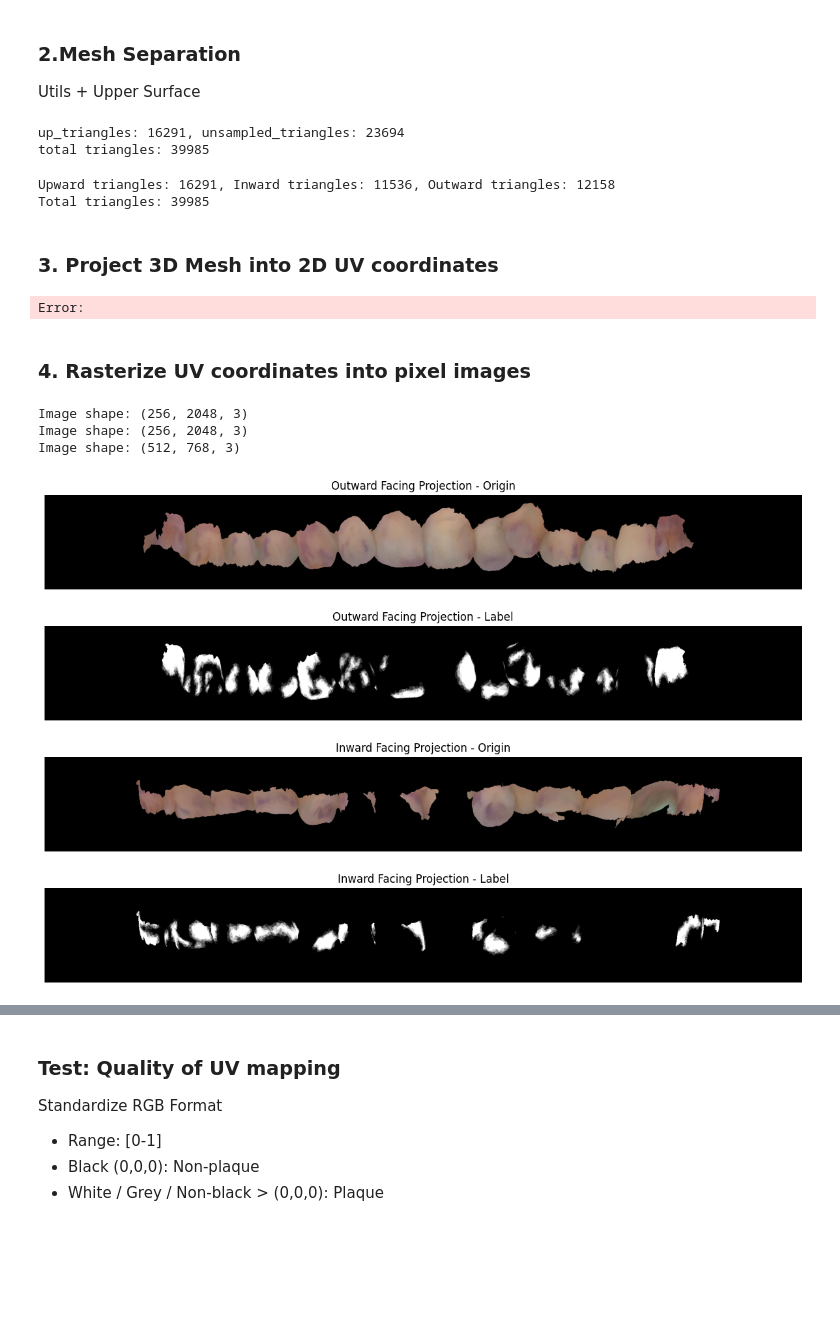
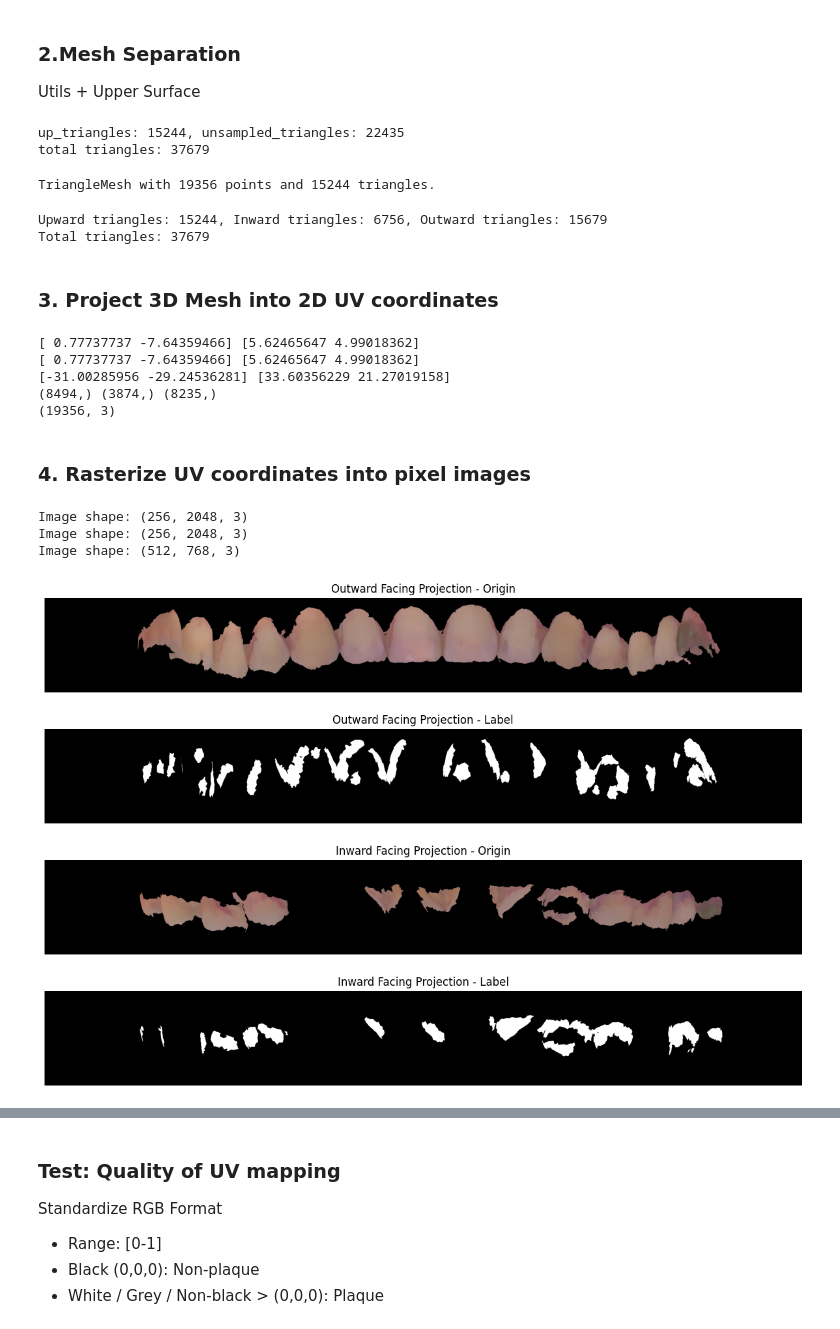
Before and after one commit to SunnyRT/dental_plaque_segmentation, a Jupyter notebook: uvraster_execution.ipynb, the cells around one changed output, grey strips where cells are left out. Drawn from its saved outputs; the diff is of its cells as text; code cells hidden in the pictures; blank space fills up the shorter version.

```diff
--- a/uvraster_execution.ipynb
+++ b/uvraster_execution.ipynb
@@ -147,7 +146,7 @@ def extract_up_triangles(mesh, xpos_min=10, xpos_max=-10,
     up_vert_ypos_mask = (vertices[:,1]) > ypos_min
     up_vert_norm_mask = normals[:,1] > ynorm_min
     up_vert_mask = up_vert_xpos_mask & up_vert_ypos_mask & up_vert_norm_mask
-    # up_vert_mask =  up_vert_ypos_mask & up_vert_norm_mask
+    up_vert_mask =  up_vert_ypos_mask & up_vert_norm_mask
     # print(np.sum(up_vert_mask))
 
     up_mesh = copy.deepcopy(mesh)
@@ -180,10 +179,11 @@ visual_mesh_up = copy.deepcopy(origin_mesh)
 visual_mesh_up.triangles = o3d.utility.Vector3iVector(up_triangles)
 visual_mesh_up.paint_uniform_color([0, 1, 0])
 
-o3d.visualization.draw_geometries([unsampled_mesh, visual_mesh_up, axes])
+# o3d.visualization.draw_geometries([unsampled_mesh, visual_mesh_up, axes])
 # %% [output]
-up_triangles: 16291, unsampled_triangles: 23694
-total triangles: 39985
+up_triangles: 15244, unsampled_triangles: 22435
+total triangles: 37679
+TriangleMesh with 19356 points and 15244 triangles.
 # %%
 """ Inner and Outer Surface Separation"""
 # Separate the original mesh vertices into inward-facing and outward-facing vertices relative to the origin
@@ -264,8 +264,8 @@ visual_mesh_up.paint_uniform_color([0, 1, 0])
 
 o3d.visualization.draw_geometries([visual_mesh_in, visual_mesh_out, visual_mesh_up])
 # %% [output]
-Upward triangles: 16291, Inward triangles: 11536, Outward triangles: 12158
-Total triangles: 39985
+Upward triangles: 15244, Inward triangles: 6756, Outward triangles: 15679
+Total triangles: 37679
 # %% [markdown]
 ### 3. Project 3D Mesh into 2D UV coordinates
 # %%
@@ -404,7 +404,11 @@ vertices_labelRGB_raw = np.asarray(label_mesh.vertex_colors) # black/grey/non-wh
 vertices_originRGB = (vertices_originRGB_raw * 255).astype(np.uint8) # 0-255
 vertices_labelRGB = ((1-vertices_labelRGB_raw) * 255).astype(np.uint8) # 0-255, non-black>(0,0,0) for plaue, black=(0,0,0) for non-plaque
 # %% [output]
-Error:
+[ 0.77737737 -7.64359466] [5.62465647 4.99018362]
+[ 0.77737737 -7.64359466] [5.62465647 4.99018362]
+[-31.00285956 -29.24536281] [33.60356229 21.27019158]
+(8494,) (3874,) (8235,)
+(19356, 3)
 # %% [markdown]
 ### 4. Rasterize UV coordinates into pixel images
 # %%
@@ -414,7 +418,7 @@ def get_tri_RGB(triangles, vertex_RGB):
     for triangle in triangles:
         colors_3vert = vertex_RGB[triangle]
         # Get the minimum color value for each channel
-        tri_rgb = np.mean(colors_3vert, axis=0) # TODO: min vs mean!!!!
+        tri_rgb = np.max(colors_3vert, axis=0) # TODO: max (white [255,255,255] being the plaque) vs mean!!!!
         tri_RGBs.append(tri_rgb)
     return np.array(tri_RGBs)
 
@@ -454,6 +458,10 @@ def rasterize_uv_to_image(uv_norm_coords, vert_depth, xx_triangles, vert_originR
     sorted_tri_originRGB = get_tri_RGB(sorted_tri, vert_originRGB)
     sorted_tri_labelRGB = get_tri_RGB(sorted_tri, vert_labelRGB)
 
+    # FIXME: convert all non-zero rgb values to white (255,255,255)!!!! i.e. binary label (plaque or non-plaque)
+    nonzero_RGB_con = np.max(sorted_tri_labelRGB, axis=1) > 0
+    sorted_tri_labelbiRGB = np.where(nonzero_RGB_con[:, np.newaxis], np.array([255, 255, 255]), np.array([0, 0, 0]))
+
 
     """ Rasterize the triangles in sorted order of depth"""
     # Initialize the image with black background
@@ -461,7 +469,8 @@ def rasterize_uv_to_image(uv_norm_coords, vert_depth, xx_triangles, vert_originR
     img_label = np.zeros((px_h, px_w, 3), dtype=np.uint8)
     # Rasterize
     img_origin = rasterize(sorted_tri, sorted_tri_originRGB, uv_pixel, img_origin)
-    img_label = rasterize(sorted_tri, sorted_tri_labelRGB, uv_pixel, img_label)
+    # img_label = rasterize(sorted_tri, sorted_tri_labelRGB, uv_pixel, img_label)
+    img_label = rasterize(sorted_tri, sorted_tri_labelbiRGB, uv_pixel, img_label) # FIXME: rasterize with binary label?
 
     print(f"Image shape: {img_origin.shape}")
     assert img_origin.shape == img_label.shape, "Origin and label images have different shapes"
@@ -495,34 +504,34 @@ img_origin_up, img_label_up, uv_pixel_up = rasterize_uv_to_image(uv_norm_up, ver
 
 
 
 
 # Visaulize the rasterized images
 # Display the in- and outward large image for visualization
 fig, ax = plt.subplots(4,1, figsize=(15, 10))
 
 ax[0].imshow(img_origin_out)
 ax[0].set_title("Outward Facing Projection - Origin")
 ax[0].axis('off')
 
 
 ax[1].imshow(img_label_out)
 ax[1].set_title("Outward Facing Projection - Label")
 ax[1].axis('off')
 
 ax[2].imshow(img_origin_in)
 ax[2].set_title("Inward Facing Projection - Origin")
 ax[2].axis('off')
 
 ax[3].imshow(img_label_in)
 ax[3].set_title("Inward Facing Projection - Label")
 ax[3].axis('off')
 
 plt.show()
 # %% [output]
 Image shape: (256, 2048, 3)
 Image shape: (256, 2048, 3)
 Image shape: (512, 768, 3)
-[figure, old version]
+[figure, new version]
 # %%
 # Display the large image for upward-facing visualization
 fig, ax = plt.subplots(1,2, figsize=(10, 5))
```
Also changed, not shown: parts of 8 cells of this notebook, 2 other files.
